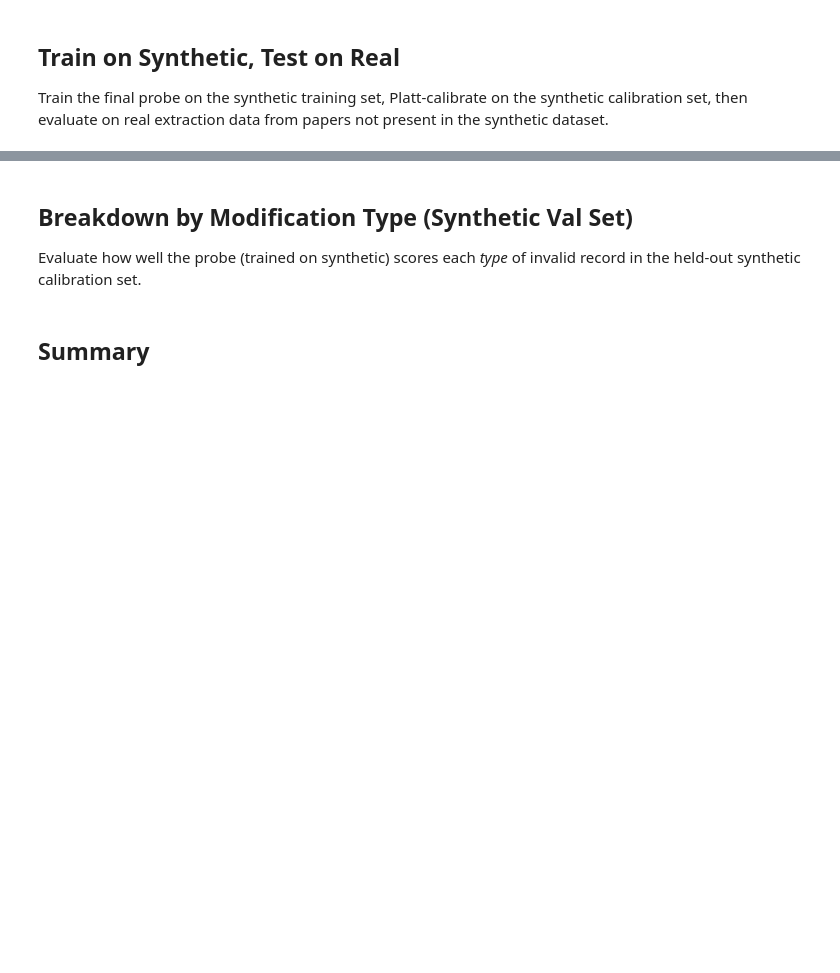
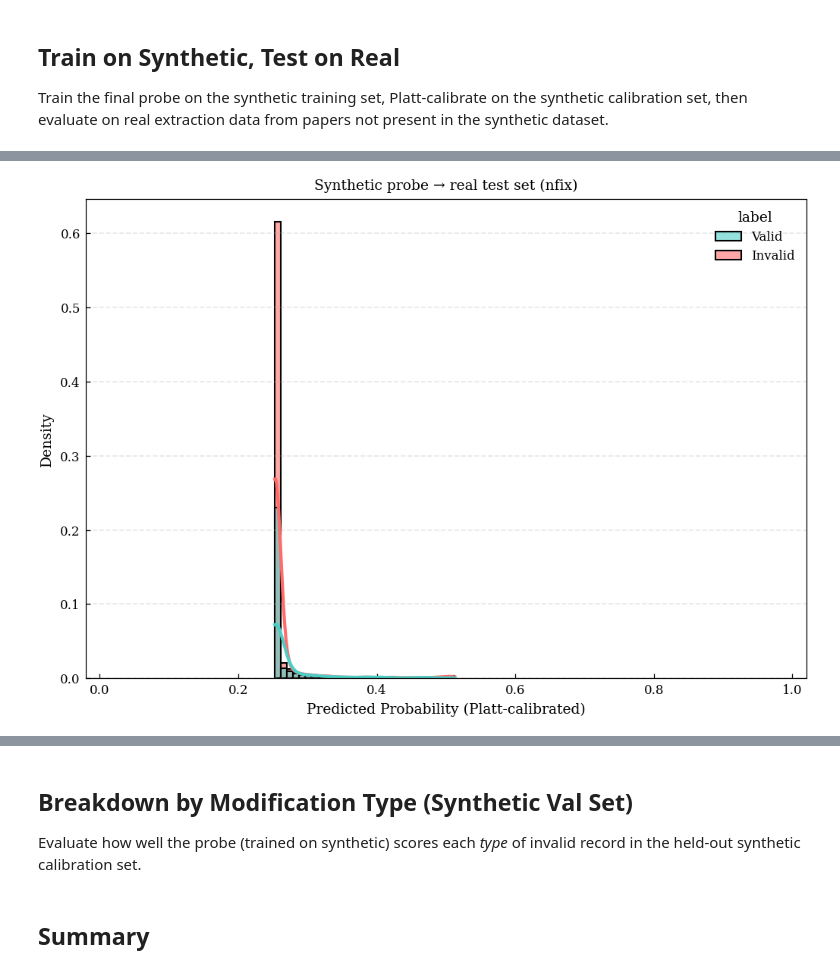
Before and after one commit to kevinqnb/scholarlm, a Jupyter notebook: analysis/synthetic_probe_analysis.ipynb, the cells around one changed output, grey strips where cells are left out. Saved outputs shown, nothing was run; the diff lists cells and outputs as text; code cells hidden in the pictures; blank space fills up the shorter version.

```diff
--- a/analysis/synthetic_probe_analysis.ipynb
+++ b/analysis/synthetic_probe_analysis.ipynb
@@ -412,23 +519,24 @@ fig
 # %%
 # Probability distributions on real test set
 _df_real = pd.DataFrame({'prob': cal_real, 'label': y_real})
 _df_real['label'] = _df_real['label'].map({True: 'Valid', False: 'Invalid'})
 
 fig, ax = plt.subplots(figsize=(7, 5))
 sns.histplot(
     data=_df_real, x='prob', hue='label',
     stat='probability', kde=True, bins=30,
     palette={'Invalid': '#FF6B6B', 'Valid': '#4ECDC4'},
     alpha=0.6, ax=ax, line_kws={'linewidth': 2},
 )
 ax.set_xlabel('Predicted Probability (Platt-calibrated)')
 ax.set_ylabel('Density')
 ax.set_title(f'Synthetic probe → real test set ({DATASET})')
 ax.grid(axis='y', alpha=0.3, linestyle='--')
 ax.set_xlim(-0.02, 1.02)
 fig.tight_layout()
-fig.savefig(FIGURES_DIR + f'synprobe_prob_dist_{DATASET}_e-{EXTRACTION_MODEL}_j-{JUDGE_MODEL}.pdf', bbox_inches='tight')
-fig
+#fig.savefig(FIGURES_DIR + f'synprobe_prob_dist_{DATASET}_e-{EXTRACTION_MODEL}_j-{JUDGE_MODEL}.pdf', bbox_inches='tight')
+# %% [output]
+[figure, added]
 # %%
 # PCA of top-k head features (real test set, coloured by label)
 pca = PCA(n_components=2)
```
Also changed, not shown: parts of 19 cells of this notebook, 3 other files.
